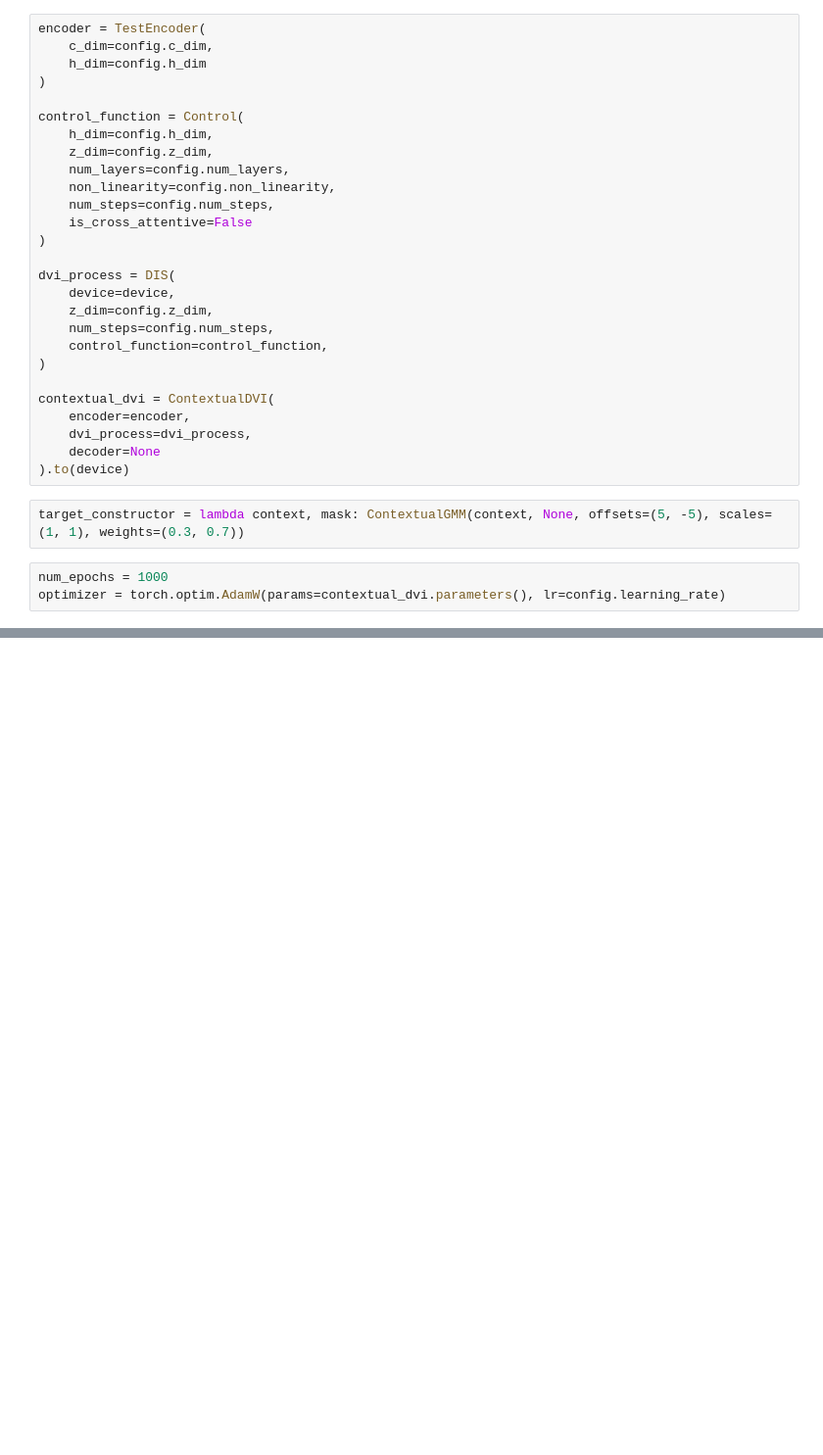
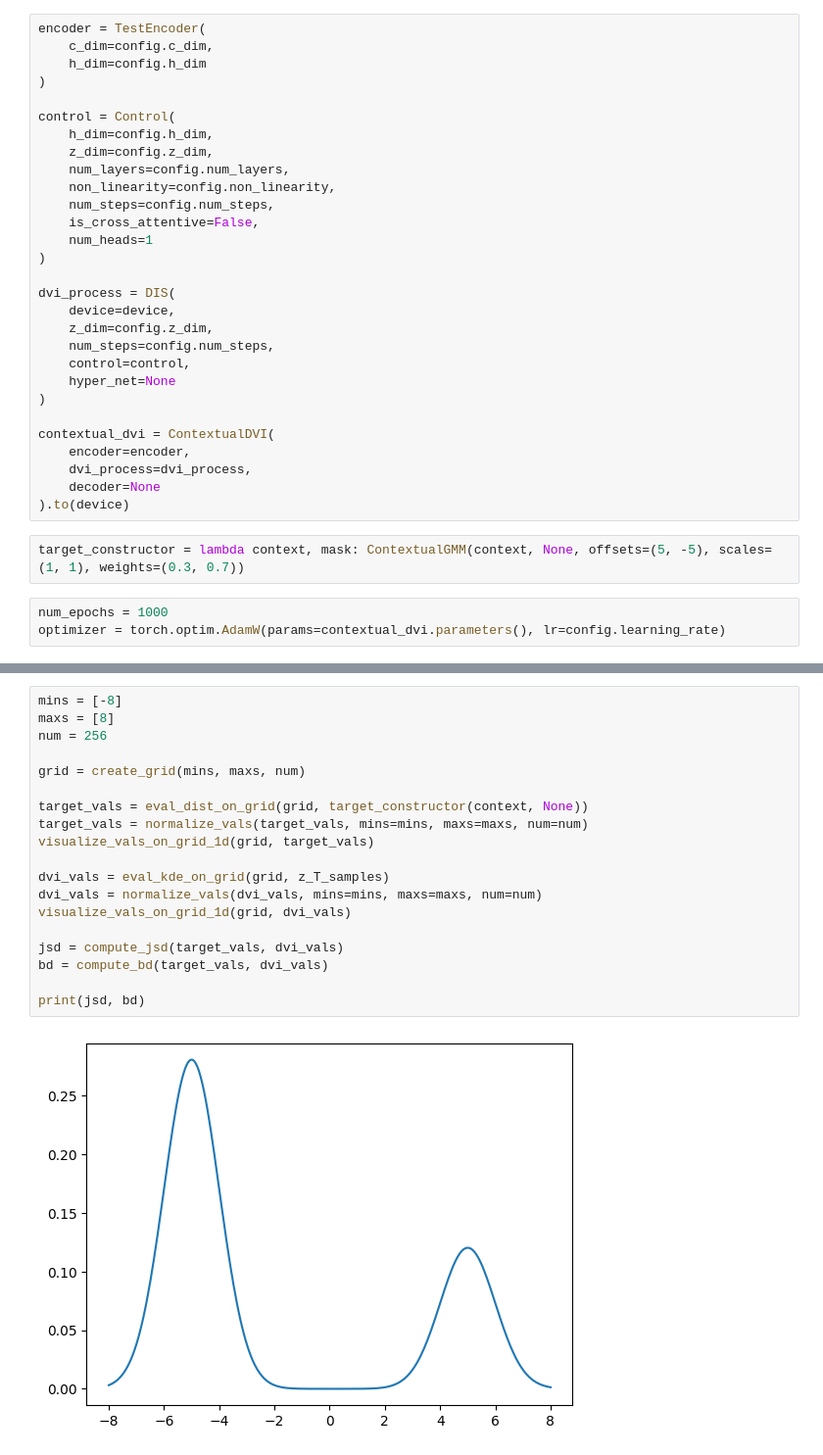
Before and after one commit to ChickNCurry/dvi-for-bml, a Jupyter notebook: notebooks/exp_1d.ipynb, the cells around one changed output, grey strips where cells are left out. Shown at 98% size. Cells and saved outputs as stored; diff of their text form; blank space fills up the shorter version.

Commit message:
test eval on 1d

```diff
--- a/notebooks/exp_1d.ipynb
+++ b/notebooks/exp_1d.ipynb
@@ -38,20 +39,22 @@ encoder = TestEncoder(
     h_dim=config.h_dim
 )
 
-control_function = Control(
+control = Control(
     h_dim=config.h_dim,
     z_dim=config.z_dim,
     num_layers=config.num_layers,
     non_linearity=config.non_linearity,
     num_steps=config.num_steps,
-    is_cross_attentive=False
+    is_cross_attentive=False,
+    num_heads=1
 )
 
 dvi_process = DIS(
     device=device,
     z_dim=config.z_dim,
     num_steps=config.num_steps,
-    control_function=control_function,
+    control=control,
+    hyper_net=None
 )
 
 contextual_dvi = ContextualDVI(
@@ -120,0 +128,21 @@ plt.show()
+# %%
+mins = [-8]
+maxs = [8]
+num = 256
+
+grid = create_grid(mins, maxs, num)
+
+target_vals = eval_dist_on_grid(grid, target_constructor(context, None))
+target_vals = normalize_vals(target_vals, mins=mins, maxs=maxs, num=num)
+visualize_vals_on_grid_1d(grid, target_vals)
+
+dvi_vals = eval_kde_on_grid(grid, z_T_samples)
+dvi_vals = normalize_vals(dvi_vals, mins=mins, maxs=maxs, num=num)
+visualize_vals_on_grid_1d(grid, dvi_vals)
+
+jsd = compute_jsd(target_vals, dvi_vals)
+bd = compute_bd(target_vals, dvi_vals)
+
+print(jsd, bd)
+# %% [output]
+[figure, added]
```
Also changed, not shown: parts of 4 cells of this notebook, 2 other files.
